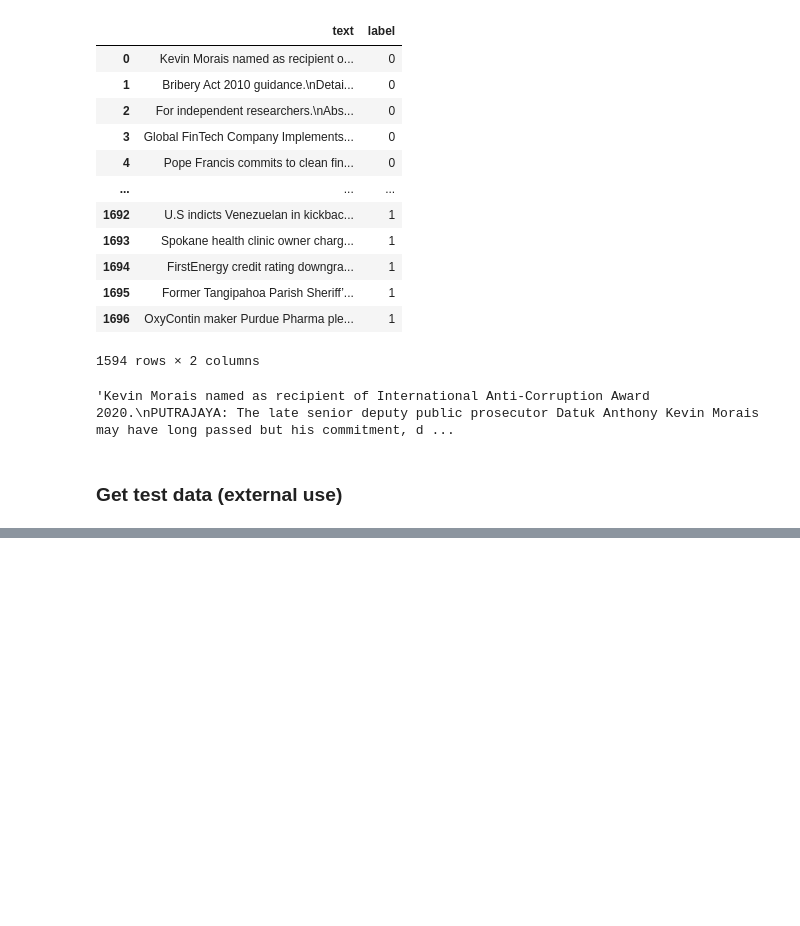
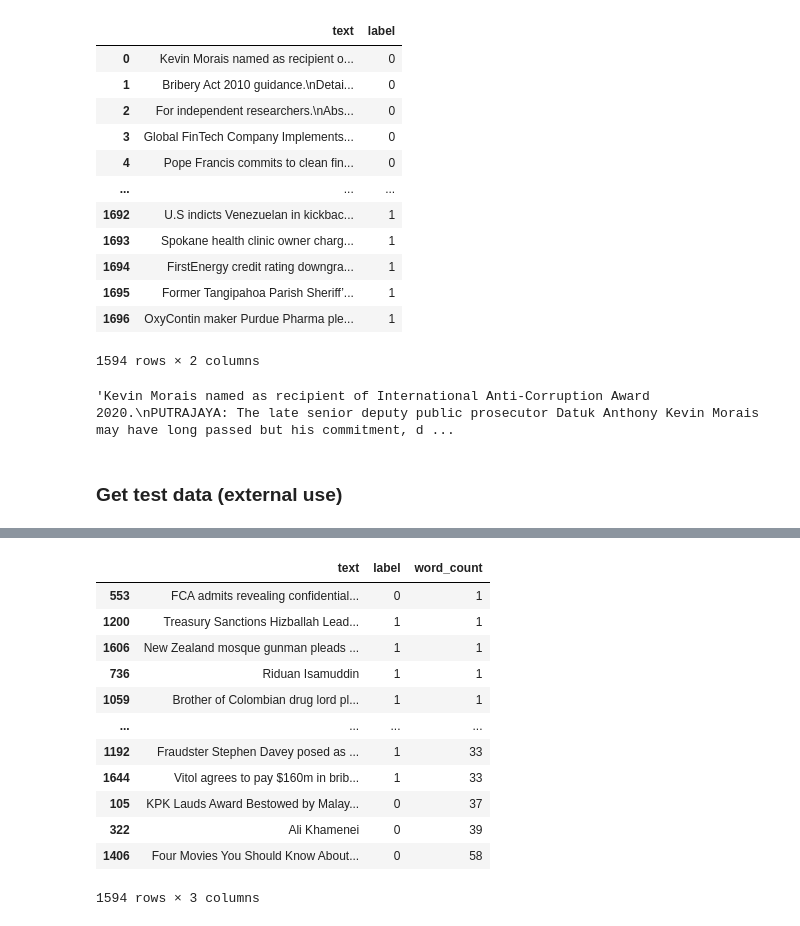
Before and after one commit to ryptoc/4N-Negative-News-Neural-Nets---ML-Project, a Jupyter notebook: project/Preprocessing.ipynb, the cells around one changed output, grey strips where cells are left out. Saved outputs shown, nothing was run; the diff lists cells and outputs as text; code cells hidden in the pictures; blank space fills up the shorter version.

```diff
--- a/project/Preprocessing.ipynb
+++ b/project/Preprocessing.ipynb
@@ -285,0 +346,18 @@ def getTestData(no_title=False, n_sentences=-1):
+# %%
+train_data_title["word_count"] = np.sum(test_title_cv.toarray(), axis=1)
+train_data_title = train_data_title.sort_values(by=['word_count'])
+train_data_title
+# %% [output]
+|  | text | label | word_count |
+| 553 | FCA admits revealing confidential... | 0 | 1 |
+| 1200 | Treasury Sanctions Hizballah Lead... | 1 | 1 |
+| 1606 | New Zealand mosque gunman pleads ... | 1 | 1 |
+| 736 | Riduan Isamuddin | 1 | 1 |
+| 1059 | Brother of Colombian drug lord pl... | 1 | 1 |
+| ... | ... | ... | ... |
+| 1192 | Fraudster Stephen Davey posed as ... | 1 | 33 |
+| 1644 | Vitol agrees to pay $160m in brib... | 1 | 33 |
+| 105 | KPK Lauds Award Bestowed by Malay... | 0 | 37 |
+| 322 | Ali Khamenei | 0 | 39 |
+| 1406 | Four Movies You Should Know About... | 0 | 58 |
+1594 rows × 3 columns
```
Also changed, not shown: parts of 16 cells of this notebook, 5 other files.
